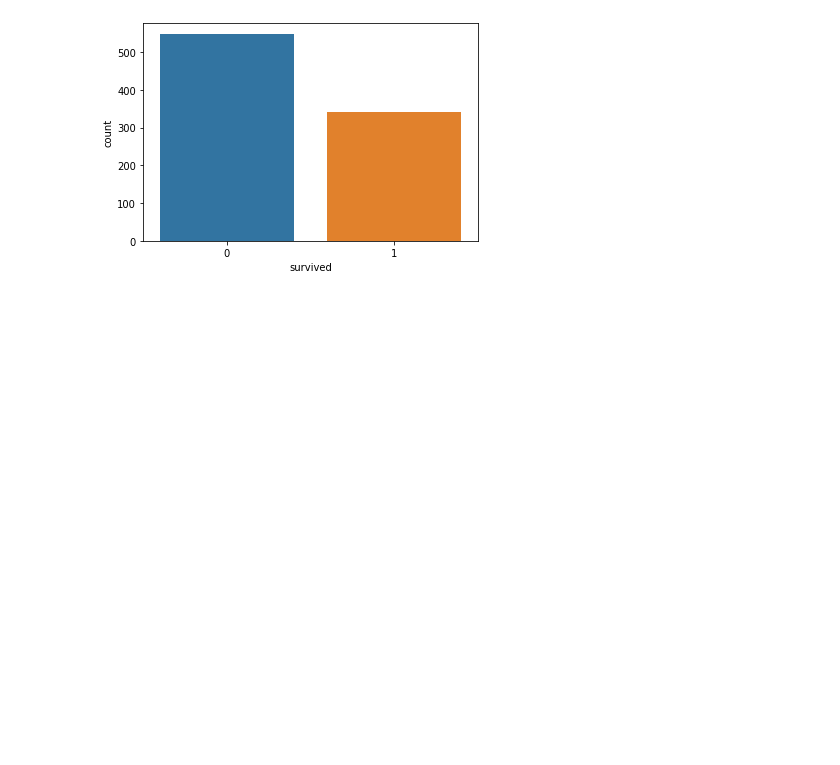
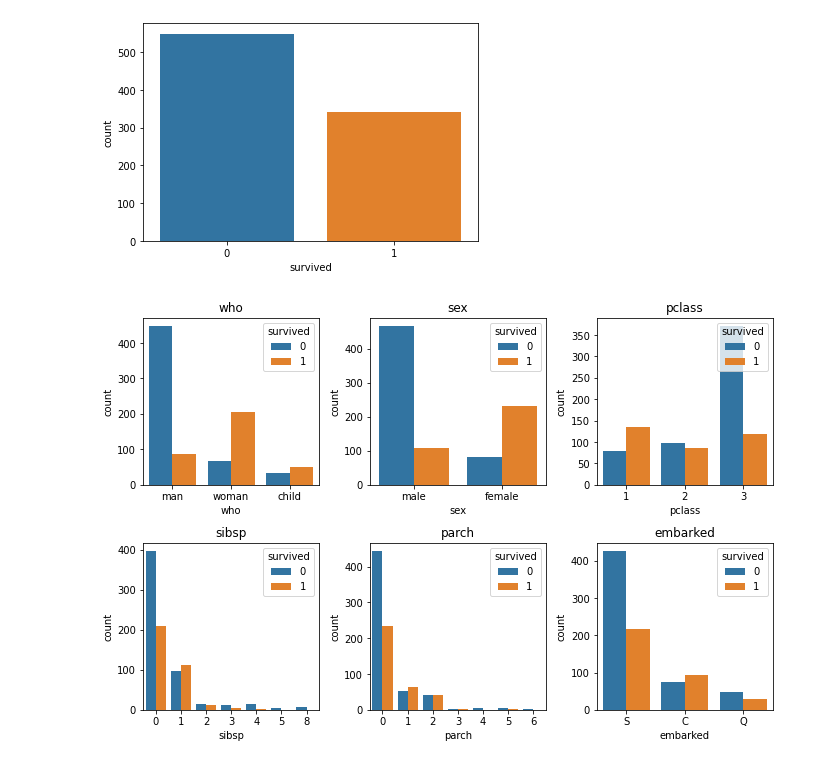
Before and after one commit to TVHM/Microcradentials_Business, a Jupyter notebook: untitled_titanic.ipynb, the cells around one changed output. Saved outputs shown, nothing was run; the diff lists cells and outputs as text; code cells hidden in the pictures; blank space fills up the shorter version.

```diff
--- a/untitled_titanic.ipynb
+++ b/untitled_titanic.ipynb
@@ -57,3 +57,28 @@ sns.countplot(titanic['survived'])
 # %% [output]
 <matplotlib.axes._subplots.AxesSubplot at 0x...>
 [figure]
+# %%
+from matplotlib import figure
+#Visualize the count of survivors for the columns sets: 'who', 'sex', 'pclass','sibsp', 'parch', 'embarked'
+#different values for each column example sex : 2 values - male or female , parch meaning parent or child etc.
+cols = ['who', 'sex', 'pclass','sibsp', 'parch', 'embarked']
+
+#make plots for column names
+n_rows = 2
+n_cols = 3
+
+#create the subplot grid fugure size of each graph
+fig, axs = plt.subplots(n_rows, n_cols, figsize = (n_cols * 3.2, n_rows * 3.2) )
+
+for r in range(0, n_rows):
+  for c in range(0, n_cols):
+
+    i = r*n_cols + c  #index to go through the number of columns
+    ax = axs[r][c]    #show where to position each sub plot
+    sns.countplot(titanic[cols[i]], hue=titanic['survived'], ax=ax)
+    #i is for the loop to pass through each column
+    ax.set_title(cols[i])
+    ax.legend(title='survived', loc = 'upper right')
+    plt.tight_layout()
+# %% [output]
+[figure, added]
```
